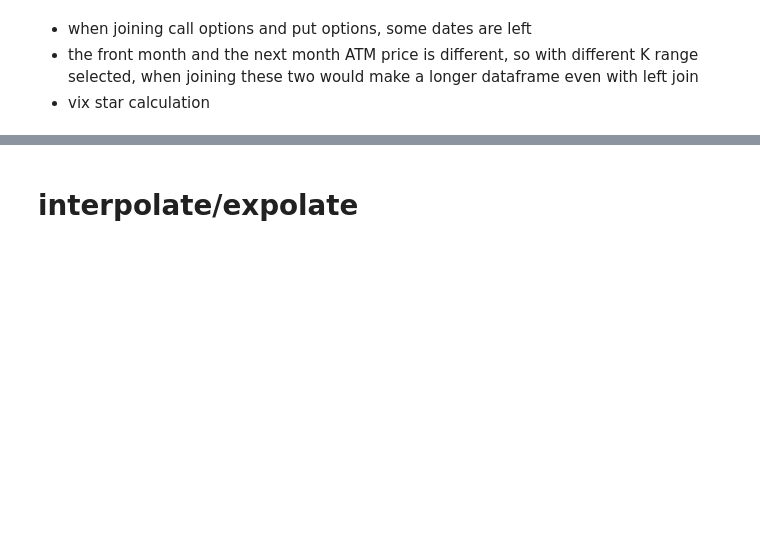
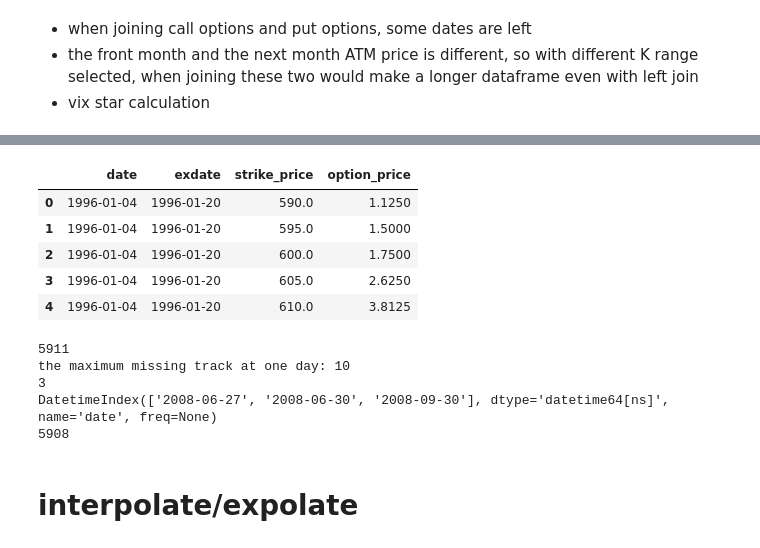
Before and after one commit to spencerljx/Volatility-Prediction, a Jupyter notebook: feature_engine.ipynb, the cells around one changed output, grey strips where cells are left out. Drawn from its saved outputs; the diff is of its cells as text; code cells hidden in the pictures; blank space fills up the shorter version.

```diff
--- a/feature_engine.ipynb
+++ b/feature_engine.ipynb
@@ -154,7 +239,7 @@ def createFeatures(space,num,atmdf,alldf):
     alldf=alldf.reset_index()
     alldf=alldf.set_index(['date','strike_price'])
 
-    featuredf=df.join(alldf['option_price'],on=['index','strike_price'],lsuffix='_temp')
+    featuredf=df.join(alldf['option_price'],how='left',on=['index','strike_price'],lsuffix='_temp')
 
     featuredf.drop(columns='option_price_temp',inplace=True)
     featuredf=featuredf.rename(columns={"index": "date"})
@@ -167,8 +256,20 @@ featuredf_5n=createFeatures(5,5,atmn,alln)
 featuredf_10f=createFeatures(5,10,atmf,allf)
 featuredf_10n=createFeatures(5,10,atmn,alln)
 # %%
-def missing_describe(df):
+def missing_describe(df,num):
+
+
+    print(len(df['date'].unique()))
+
     missingdf=df[df['option_price'].isnull()]
-    missingdfbydate=missingdf.groupby('index').count()['strike_price']
+
+    missingdfbydate=missingdf.groupby('date').count()['strike_price']
+
     print("the maximum missing track at one day: %d"%(missingdfbydate.max()))
-    print('the number of missing option price are %d in total'%(len(missingdf)))
+    t=missingdfbydate.loc[missingdfbydate==(2*num)].index
+    print(len(t))
+    print(t)
+    df.date=pd.to_datetime(df.date)
+    df1=df.loc[~df.date.isin(t)]
+    print(len(df1.date.unique()))
+    return df1
@@ -185,3 +297,20 @@ the number of missing option price are 27016 in total
+# %%
+featuredf_5f_2.head()
+# %% [output]
+|  | date | exdate | strike_price | option_price |
+| 0 | 1996-01-04 | 1996-01-20 | 590.0 | 1.1250 |
+| 1 | 1996-01-04 | 1996-01-20 | 595.0 | 1.5000 |
+| 2 | 1996-01-04 | 1996-01-20 | 600.0 | 1.7500 |
+| 3 | 1996-01-04 | 1996-01-20 | 605.0 | 2.6250 |
+| 4 | 1996-01-04 | 1996-01-20 | 610.0 | 3.8125 |
+# %%
+featuredf_5n_2=missing_describe(featuredf_5n,5)
+# %% [output]
+5911
+the maximum missing track at one day: 10
+3
+DatetimeIndex(['2008-06-27', '2008-06-30', '2008-09-30'], dtype='datetime64[ns]', name='date', freq=None)
+5908
 # %% [markdown]
 # interpolate/expolate
 # %%
```
Also changed, not shown: parts of 32 cells of this notebook.
